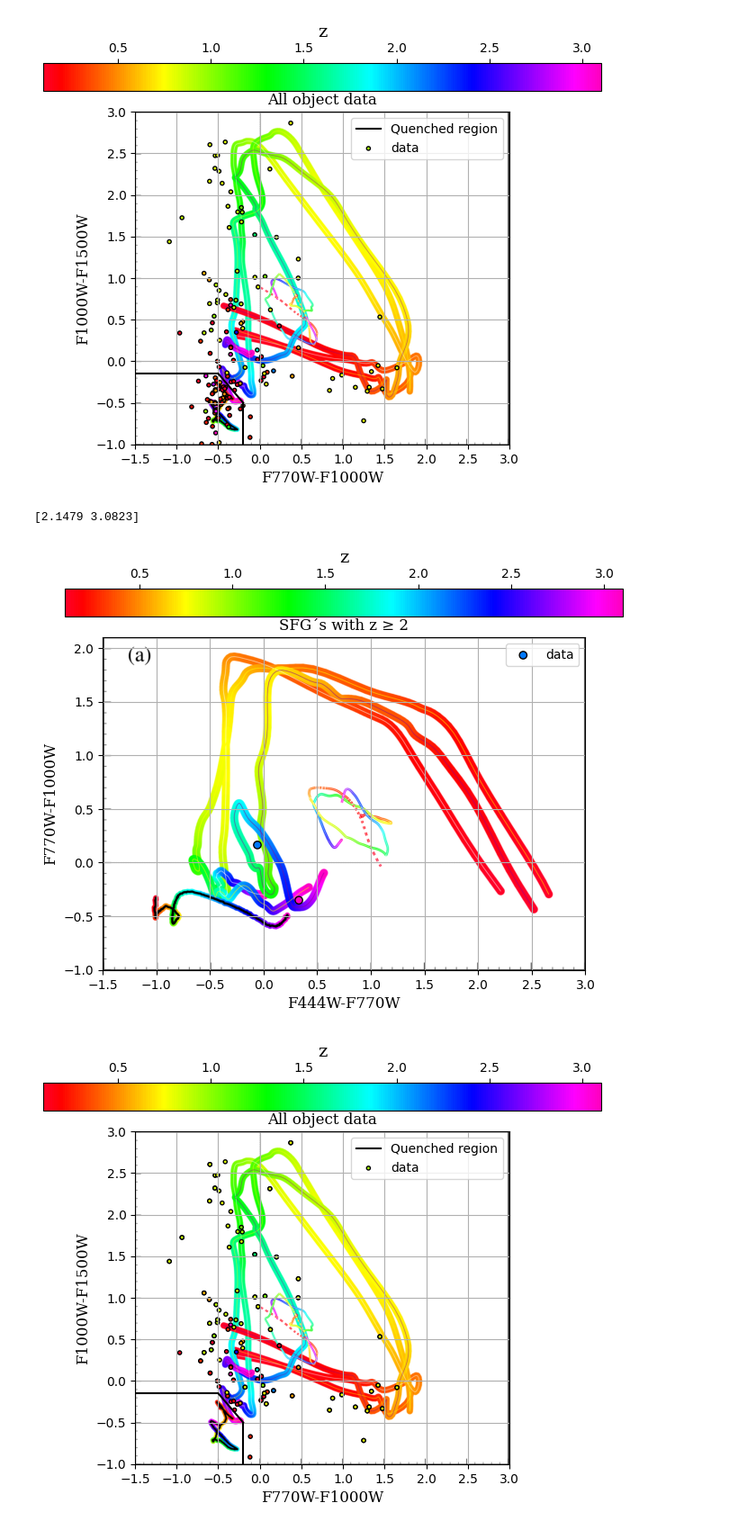
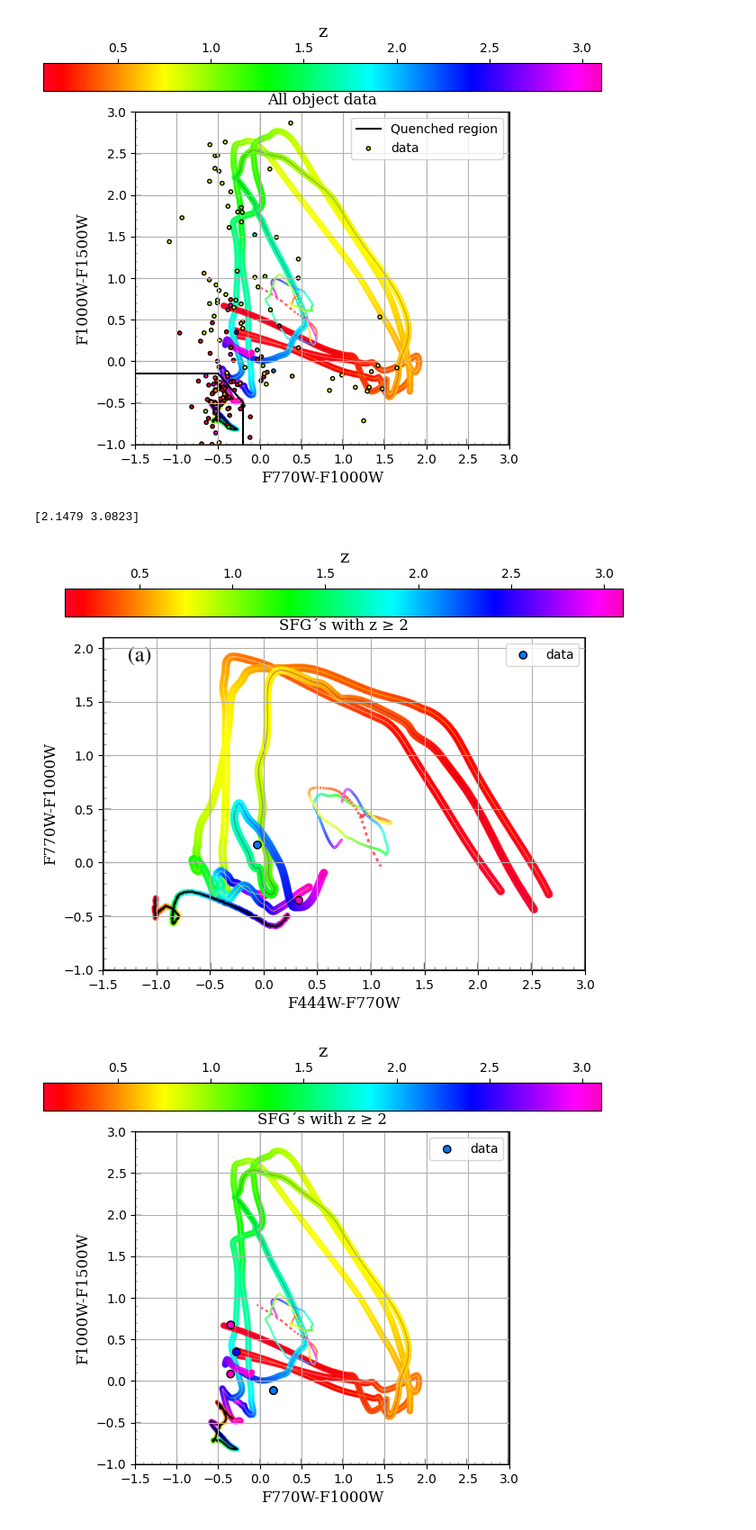
Before and after one commit to StellaWasTaken/1st-year-project, a Jupyter notebook: CSFG data results.ipynb, the cells around one changed output. Shown at 90% size. Drawn from its saved outputs; the diff is of its cells as text; code cells hidden in the pictures.

```diff
--- a/CSFG data results.ipynb
+++ b/CSFG data results.ipynb
@@ -35,9 +35,9 @@ for i in lists:
     if "MUSE_data" in catalogue[i].keys():
         museshift.append(catalogue[i]["MUSE_data"]["z_muse"])
         musecompare.append(catalogue[i]["photo-z"])
-        u68 = np.append(u68, redshiftt[8][index])
-        l68 = np.append(l68, redshiftt[7][index])
-        index += 1
+        u68 = np.append(u68, redshiftt[10][index])
+        l68 = np.append(l68, redshiftt[9][index])
+    index += 1
 
 upper_limit = u68 - np.asarray(musecompare)
 lower_limit = np.asarray(musecompare) - l68
@@ -126,7 +129,7 @@ plt.grid()
 [figure]
 [figure]
 # %%
-#Finding SFGs with z=>2 for fig1 plot and fig2 plot:
+#Finding SFGs with z=>2 for fig1 and fig2 plot:
 
 #fig1 plot:
 SFGM47 = np.array([]) #SFG in front of the name means it´s only SFGs with z>=2
@@ -145,51 +148,50 @@ SFGredfig2 = np.array([]) # same as with SFGM710fig2
 for i in range(len(M710)):
     if M710[i] > -0.2 or M710[i] <-0.5:
         if M710[i] > -0.2 or M115[i] > -0.15:
-            SFGM115 = np.append(SFGM115, M115[i])
-            SFGM710fig2 = np.append(SFGM710fig2, M710[i])
-            SFGredfig2 = np.append(SFGredfig2, red[i])
+            if red[i] >=2:
+                SFGM115 = np.append(SFGM115, M115[i])
+                SFGM710fig2 = np.append(SFGM710fig2, M710[i])
+                SFGredfig2 = np.append(SFGredfig2, red[i])
     if M710[i] <= -0.2 or M710[i] >= -0.5:
         if M115[i] >= fictslope[0]*M710[i]+fictslope[1]:
-            SFGM115 = np.append(SFGM115, M115[i])
-            SFGM710fig2 = np.append(SFGM710fig2, M710[i])
-            SFGredfig2 = np.append(SFGredfig2, red[i])
+            if red[i] >=2:
+                SFGM115 = np.append(SFGM115, M115[i])
+                SFGM710fig2 = np.append(SFGM710fig2, M710[i])
+                SFGredfig2 = np.append(SFGredfig2, red[i])
 # %%
 #Plotting the new fig1 and fig2 plots:
 
 #fig1:
 print(SFGred)
 plt.figure(figsize=(8, 6))
 implot = plt.imshow(fig1, extent=[-1.5, 3, -1, 2.1])
 allplot1 = plt.scatter(SFGM47, SFGM710, c=SFGred, marker="o",  label = "data", vmin=0.1, vmax=3.1, cmap=sm, edgecolors="k")
 plt.colorbar(allplot1, orientation="horizontal", location="top").set_label(label='z',size=14,**newfont)
 #plt.errorbar(M47, M710, yerr=M710e, xerr=M47e, linestyle = "", color="r", label = "error") #VERY large errors
 plt.title("SFG´s with z ≥ 2", **newfont, fontsize=12)
 plt.xlabel("F444W-F770W", **newfont, fontsize=12)
 plt.ylabel("F770W-F1000W", **newfont, fontsize=12)
 plt.xlim(-1.5, 3)
 plt.ylim(-1, 2.1)
 plt.legend()
 plt.grid()
 plt.show()
 
 #fig2:
 plt.figure(figsize=(8, 6))
-plt.plot(fictdatlinear[0], fictdatlinear[1], color="k", label="Quenched region")
-plt.plot(fictdathline[0], fictdathline[1], color="k")
-plt.plot(fictdatvline[0], fictdatvline[1], color="k")
 implot = plt.imshow(fig2, extent=[-1.5, 3, -1, 3])
-allplot2 = plt.scatter(SFGM710fig2, SFGM115, c=SFGredfig2, marker=".", vmin=0.1, vmax=3.1, label = "data", cmap=sm, edgecolors="k")
+allplot2 = plt.scatter(SFGM710fig2, SFGM115, c=SFGredfig2, marker="o", vmin=0.1, vmax=3.1, label = "data", cmap=sm, edgecolors="k")
 plt.colorbar(allplot2, orientation="horizontal", location="top").set_label(label='z',size=14,**newfont)
 #plt.errorbar(M710, M115, yerr=M115e, xerr=M710e, linestyle = "", color="r", label = "error") #VERY large errors
-plt.title("All object data", **newfont, fontsize=12)
+plt.title("SFG´s with z ≥ 2", **newfont, fontsize=12)
 plt.xlabel("F770W-F1000W", **newfont, fontsize=12)
 plt.ylabel("F1000W-F1500W", **newfont, fontsize=12)
 plt.xlim(-1.5, 3)
 plt.ylim(-1, 3)
 plt.legend()
 plt.grid()
 # %% [output]
 [2.1479 3.0823]
 [figure]
-[figure, old version]
+[figure, new version]
 # %%
```
Also changed, not shown: parts of 6 cells of this notebook.
